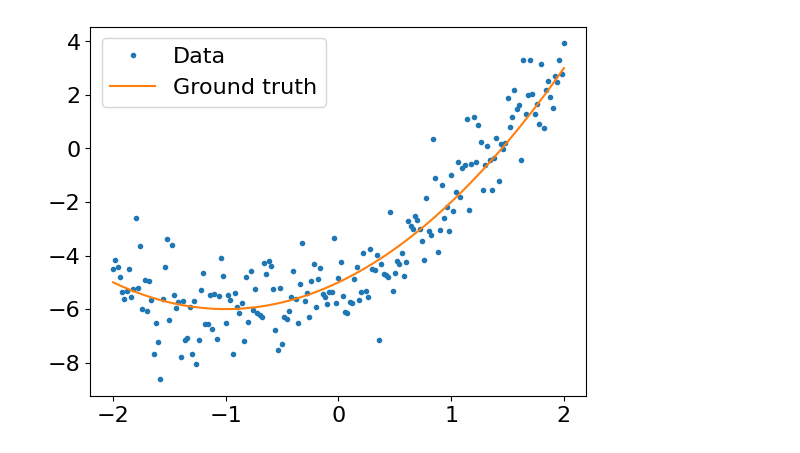
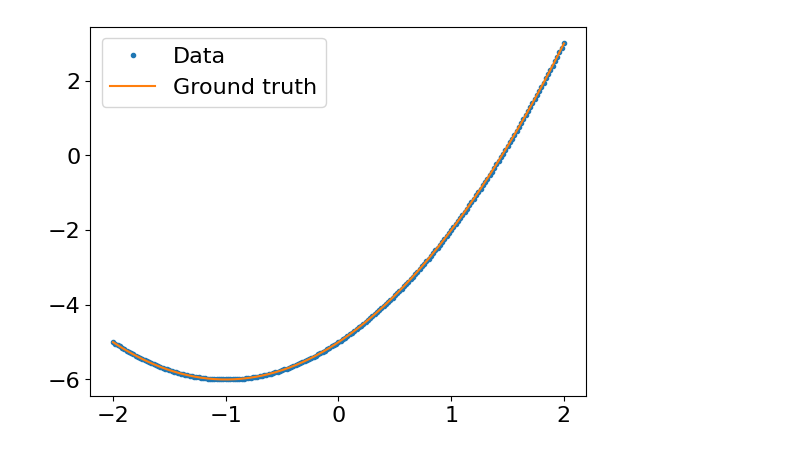
Before and after one commit to biondo999/napde_project, a Jupyter notebook: notebooks/tensorflow-basic.ipynb, the cells around one changed output. Saved outputs shown, nothing was run; the diff lists cells and outputs as text; code cells hidden in the pictures.

```diff
--- a/notebooks/tensorflow-basic.ipynb
+++ b/notebooks/tensorflow-basic.ipynb
@@ -53,18 +53,18 @@ import time
 # %%
 x = tf.linspace(-2, 2, 201)
 x = tf.cast(x, tf.float32)
 
 def f(x):
   y = x**2 + 2*x - 5
   return y
 
-y = f(x) + tf.random.normal(shape=[201])
+y = f(x) + 0*tf.random.normal(shape=[201])
 
 plt.plot(x.numpy(), y.numpy(), '.', label='Data')
 plt.plot(x, f(x),  label='Ground truth')
 plt.legend();
 # %% [output]
-[figure, old version]
+[figure, new version]
 # %%
 
 class Model(tf.keras.Model):
```
Also changed, not shown: parts of 8 cells of this notebook.
